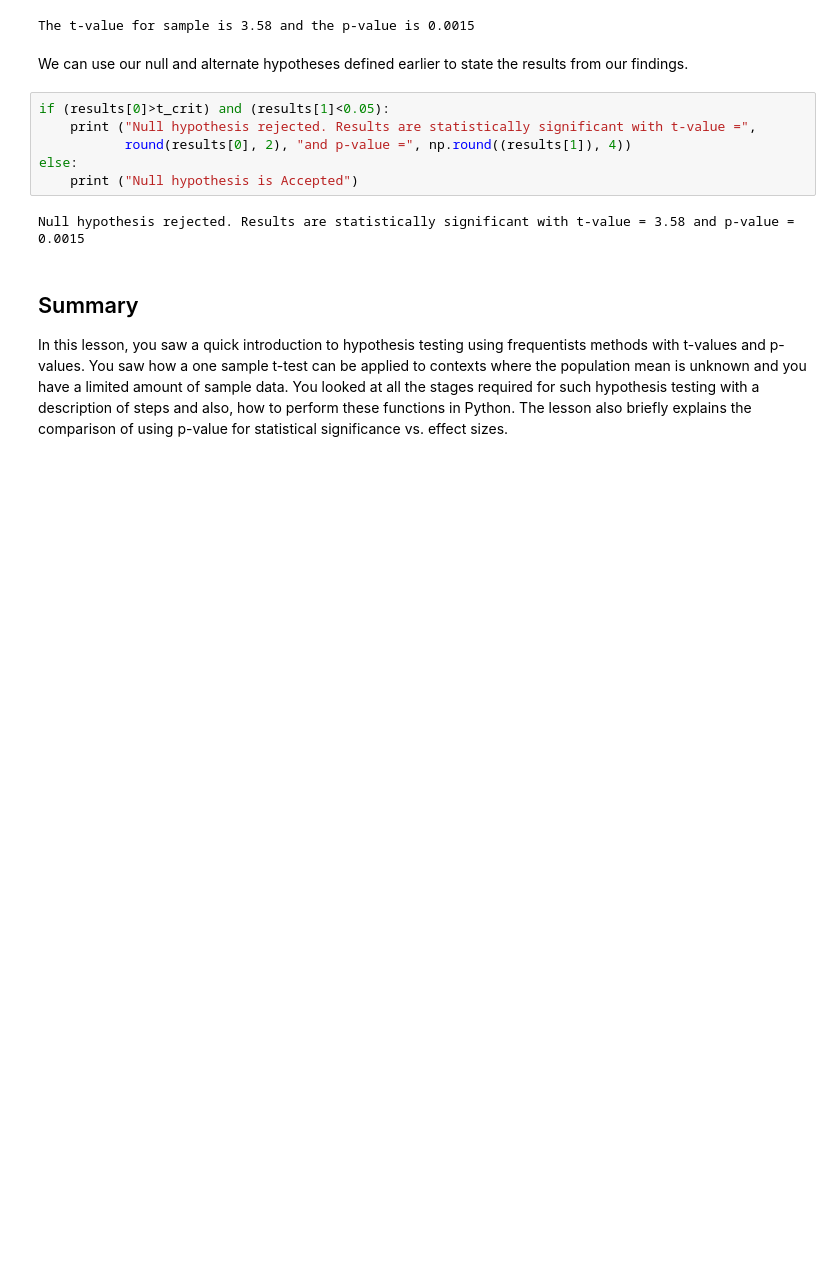
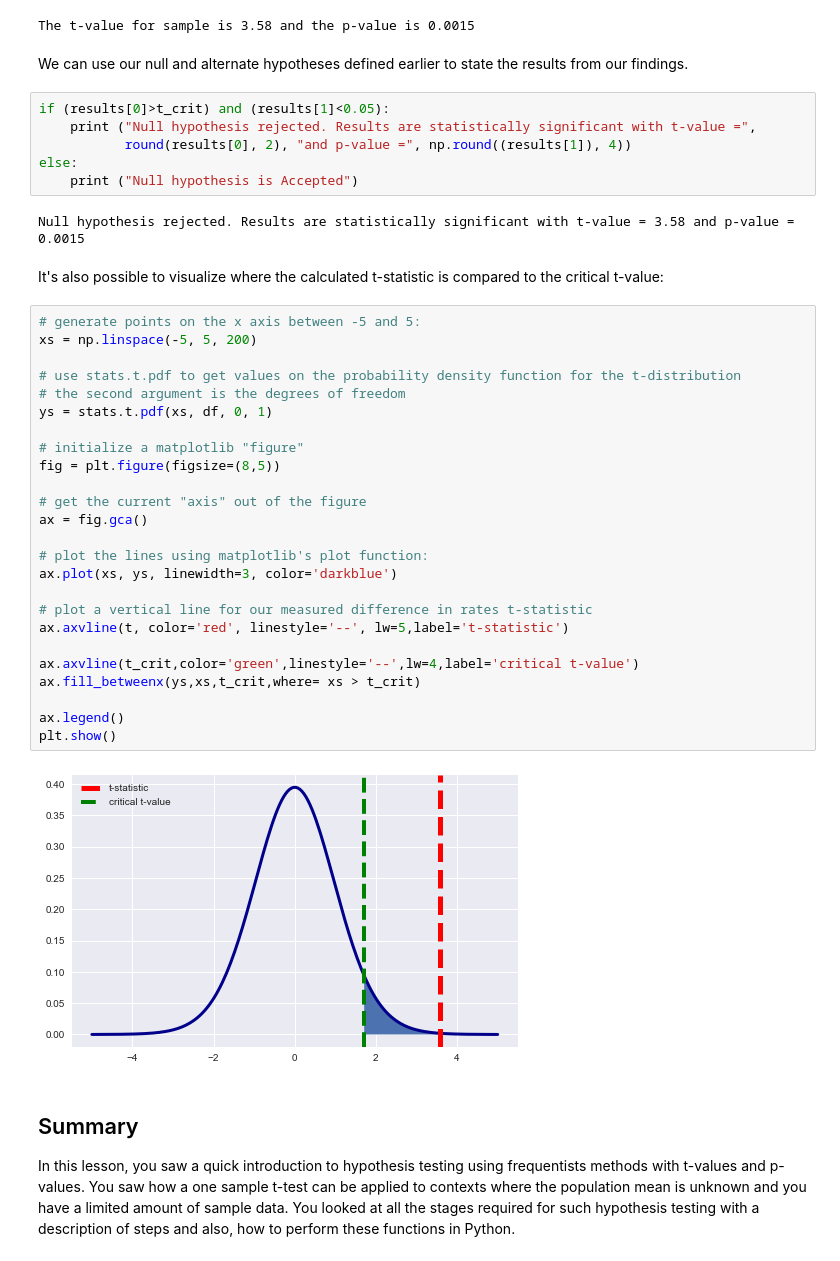
Before and after one commit to learn-co-curriculum/dsc-t-tests, a Jupyter notebook: index.ipynb, the cells around one changed output. Saved outputs shown, nothing was run; the diff lists cells and outputs as text; blank space fills up the shorter version.

```diff
--- a/index.ipynb
+++ b/index.ipynb
@@ -315,7 +304,36 @@ else:
     print ("Null hypothesis is Accepted")
 # %% [output]
 Null hypothesis rejected. Results are statistically significant with t-value = 3.58 and p-value = 0.0015
+# %% [markdown]
+It's also possible to visualize where the calculated t-statistic is compared to the critical t-value:
+# %%
+# generate points on the x axis between -5 and 5:
+xs = np.linspace(-5, 5, 200)
+
+# use stats.t.pdf to get values on the probability density function for the t-distribution
+# the second argument is the degrees of freedom
+ys = stats.t.pdf(xs, df, 0, 1)
+
+# initialize a matplotlib "figure"
+fig = plt.figure(figsize=(8,5))
+
+# get the current "axis" out of the figure
+ax = fig.gca()
+
+# plot the lines using matplotlib's plot function:
+ax.plot(xs, ys, linewidth=3, color='darkblue')
+
+# plot a vertical line for our measured difference in rates t-statistic
+ax.axvline(t, color='red', linestyle='--', lw=5,label='t-statistic')
+
+ax.axvline(t_crit,color='green',linestyle='--',lw=4,label='critical t-value')
+ax.fill_betweenx(ys,xs,t_crit,where= xs > t_crit)
+
+ax.legend()
+plt.show()
+# %% [output]
+[figure, added]
 # %% [markdown]
 ## Summary
 
-In this lesson, you saw a quick introduction to hypothesis testing using frequentists methods with t-values and p-values. You saw how a one sample t-test can be applied to contexts where the population mean is unknown and you have a limited amount of sample data. You looked at all the stages required for such hypothesis testing with a description of steps and also, how to perform these functions in Python. The lesson also briefly explains the comparison of using p-value for statistical significance vs. effect sizes.
+In this lesson, you saw a quick introduction to hypothesis testing using frequentists methods with t-values and p-values. You saw how a one sample t-test can be applied to contexts where the population mean is unknown and you have a limited amount of sample data. You looked at all the stages required for such hypothesis testing with a description of steps and also, how to perform these functions in Python.
```
Also changed, not shown: parts of 11 cells of this notebook, 4 other files.
